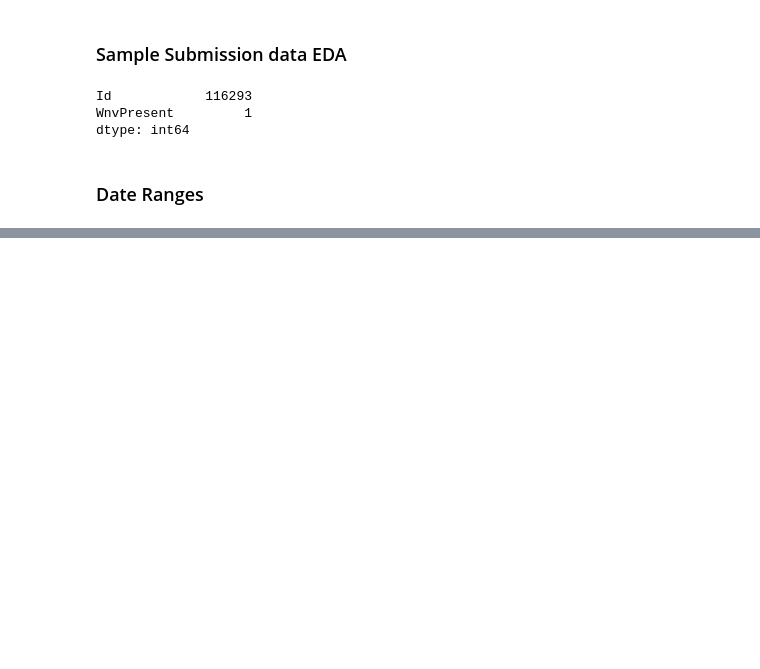
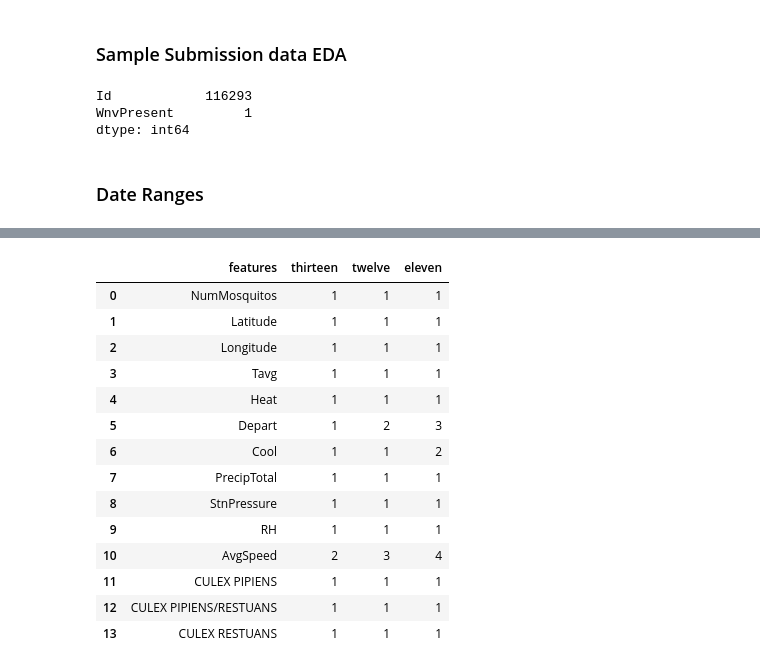
Before and after one commit to c-e-smith/west_nile_chi, a Jupyter notebook: working/WestNile.ipynb, the cells around one changed output, grey strips where cells are left out. Drawn from its saved outputs; the diff is of its cells as text; code cells hidden in the pictures; blank space fills up the shorter version.

```diff
--- a/working/WestNile.ipynb
+++ b/working/WestNile.ipynb
@@ -468,0 +548,33 @@ spray =   2011-08-29   2013-09-05
+# %%
+rfe = RFE(lr, n_features_to_select=13)
+rfe = rfe.fit(X_sc, y_train)
+f_reduce1 = rfe.ranking_.tolist()
+# %%
+rfe = RFE(lr, n_features_to_select=12)
+rfe = rfe.fit(X_sc, y_train)
+f_reduce2 = rfe.ranking_.tolist()
+# %%
+rfe = RFE(lr, n_features_to_select=11)
+rfe = rfe.fit(X_sc, y_train)
+f_reduce3 = rfe.ranking_.tolist()
+# %%
+dic = {'1_features':X.columns, '2_thirteen':f_reduce1,'3_twelve':f_reduce2, '4_eleven':f_reduce3}
+RFE = pd.DataFrame.from_dict(dic)
+RFE.columns = ['features','thirteen','twelve','eleven']
+RFE
+# %% [output]
+|  | features | thirteen | twelve | eleven |
+| 0 | NumMosquitos | 1 | 1 | 1 |
+| 1 | Latitude | 1 | 1 | 1 |
+| 2 | Longitude | 1 | 1 | 1 |
+| 3 | Tavg | 1 | 1 | 1 |
+| 4 | Heat | 1 | 1 | 1 |
+| 5 | Depart | 1 | 2 | 3 |
+| 6 | Cool | 1 | 1 | 2 |
+| 7 | PrecipTotal | 1 | 1 | 1 |
+| 8 | StnPressure | 1 | 1 | 1 |
+| 9 | RH | 1 | 1 | 1 |
+| 10 | AvgSpeed | 2 | 3 | 4 |
+| 11 | CULEX PIPIENS | 1 | 1 | 1 |
+| 12 | CULEX PIPIENS/RESTUANS | 1 | 1 | 1 |
+| 13 | CULEX RESTUANS | 1 | 1 | 1 |
```
Also changed, not shown: parts of 30 cells of this notebook.
